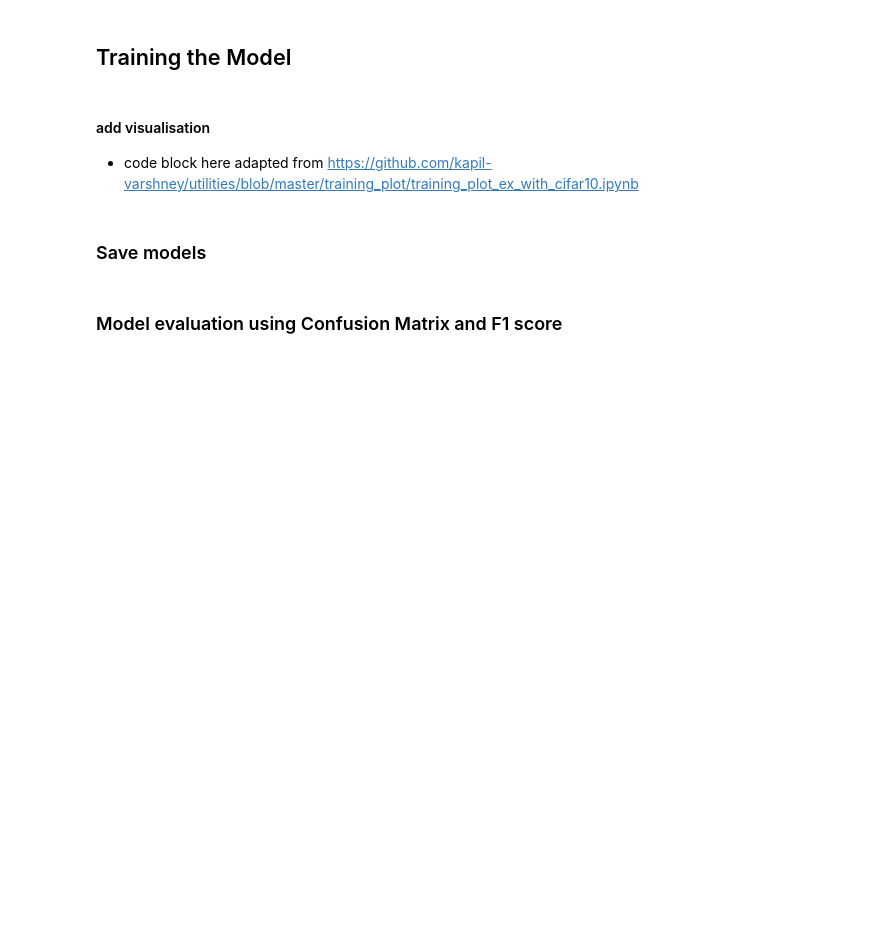
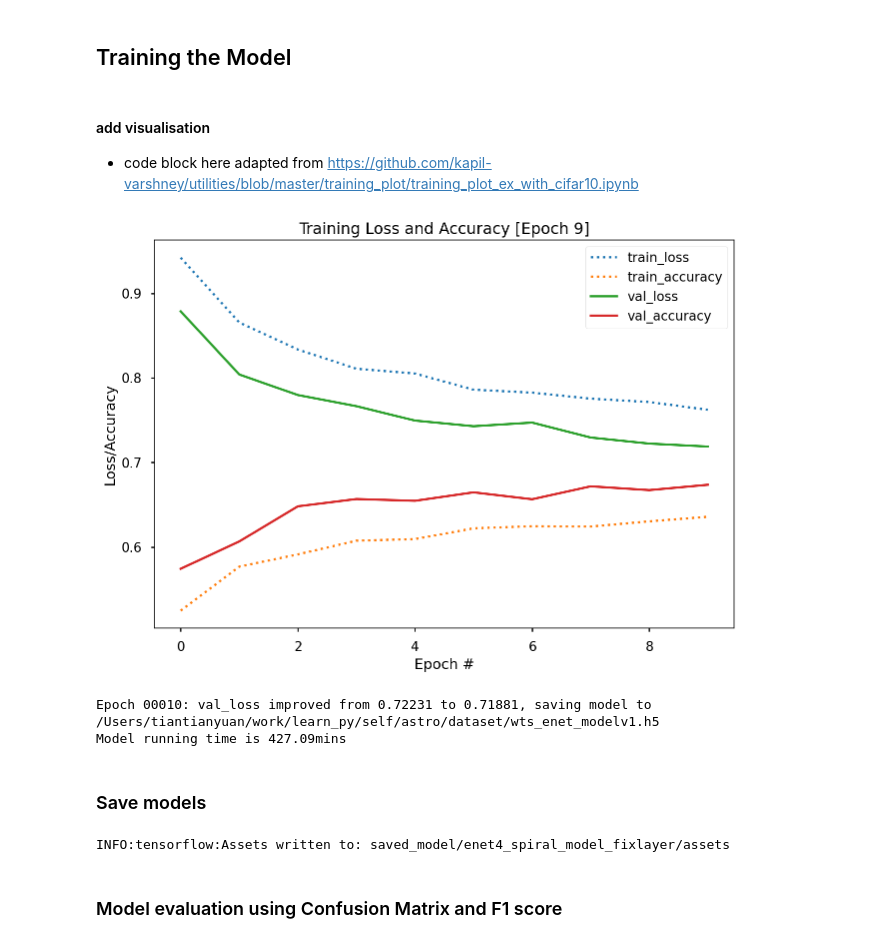
Before and after one commit to yuantt83/project_examples, a Jupyter notebook: CNN_spiral_arm_detection/EfficientNet_spiral.ipynb, the cells around one changed output. Drawn from its saved outputs; the diff is of its cells as text; code cells hidden in the pictures; blank space fills up the shorter version.

Commit message:
update enet' ' quit()

```diff
--- a/CNN_spiral_arm_detection/EfficientNet_spiral.ipynb
+++ b/CNN_spiral_arm_detection/EfficientNet_spiral.ipynb
@@ -57,20 +64,0 @@ import matplotlib.pyplot as plt
-# %%
-strategy = tf.distribute.get_strategy()
-
-with strategy.scope():
-    def build_model():
-        eff0 = efn.EfficientNetB7(weights='imagenet',include_top=False,input_shape=(100, 100, 3))
-        X = keras.layers.GlobalAveragePooling2D()(eff0.output)
-        X = keras.layers.Dropout(0.5)(X)
-        X = keras.layers.Dense(64)(X)
-        X = keras.layers.Activation('relu')(X)
-        X = keras.layers.Dense(3)(X)
-        X = keras.layers.Activation('softmax')(X)
-        model = keras.models.Model(inputs = eff0.input, outputs = X)
-        model.compile(loss='categorical_crossentropy',
-                  optimizer=keras.optimizers.Adam(lr=1.5e-4),
-                  metrics=['accuracy'])
-        return model
-
-model_enet = build_model()
-model_enet.summary()
@@ -76,0 +69,15 @@ model_enet.summary()
+# %%
+def build_model():
+    base_model = efn.EfficientNetB4(weights='imagenet', include_top=False,
+                                    input_shape=(szx, szy, szz), pooling='avg')
+    model = models.Sequential()
+    model.add(base_model)
+    model.add(layers.Dense(3, activation='softmax'))
+    model.layers[0].trainable = False
+    model.compile(loss='categorical_crossentropy',
+                  optimizer=keras.optimizers.Adam(lr=1.5e-4),
+                  metrics=['accuracy'])
+    return model
+
+model_enet = build_model()
+model_enet.summary()
@@ -128,7 +148,7 @@ plot_losses = TrainingPlot()
 from keras.callbacks import ModelCheckpoint, EarlyStopping, ReduceLROnPlateau, CSVLogger
 
 checkpointer = ModelCheckpoint(
-    filepath='astro/dataset/wts_enet_modelv1.h5', verbose=2, save_best_only=True)
+    filepath='/Users/tiantianyuan/work/learn_py/self/astro/dataset/wts_enet_modelv1.h5', verbose=2, save_best_only=True)
 
 early_stopping = EarlyStopping(
     monitor='val_loss', patience=10, verbose=1, mode='auto')
@@ -136,22 +156,28 @@ early_stopping = EarlyStopping(
 reduce_lr = ReduceLROnPlateau(monitor='val_loss', factor=0.2,
                               patience=4)
 
-csv_logger = CSVLogger('astro/dataset/train_enet_modelv1.csv')
+csv_logger = CSVLogger('/Users/tiantianyuan/work/learn_py/self/astro/dataset/train_enet_modelv1.csv')
 # %%
 import time
 t1 = time.time()
 results = model_enet.fit(training_set,
                          steps_per_epoch=STEP_SIZE_TRAIN,
                          validation_data=valid_set,
                          validation_steps=STEP_SIZE_VALID,
-                         epochs=50,
+                         epochs=10,
                          callbacks=[plot_losses, checkpointer, early_stopping, reduce_lr, csv_logger])
 t2 = time.time()
 print('Model running time is {:.2f}mins'.format((t2 - t1)/60))
+# %% [output]
+[figure, added]
+Epoch 00010: val_loss improved from 0.72231 to 0.71881, saving model to /Users/tiantianyuan/work/learn_py/self/astro/dataset/wts_enet_modelv1.h5
+Model running time is 427.09mins
 # %% [markdown]
 ### Save models
 # %%
 # Save the entire model as a SavedModel.
 # !mkdir -p saved_model
-model_enet.save('saved_model/enet_spiral_modelv1')
+model_enet.save('saved_model/enet4_spiral_model_fixlayer')
+# %% [output]
+INFO:tensorflow:Assets written to: saved_model/enet4_spiral_model_fixlayer/assets
 # %%
```
Also changed, not shown: parts of 23 cells of this notebook.
